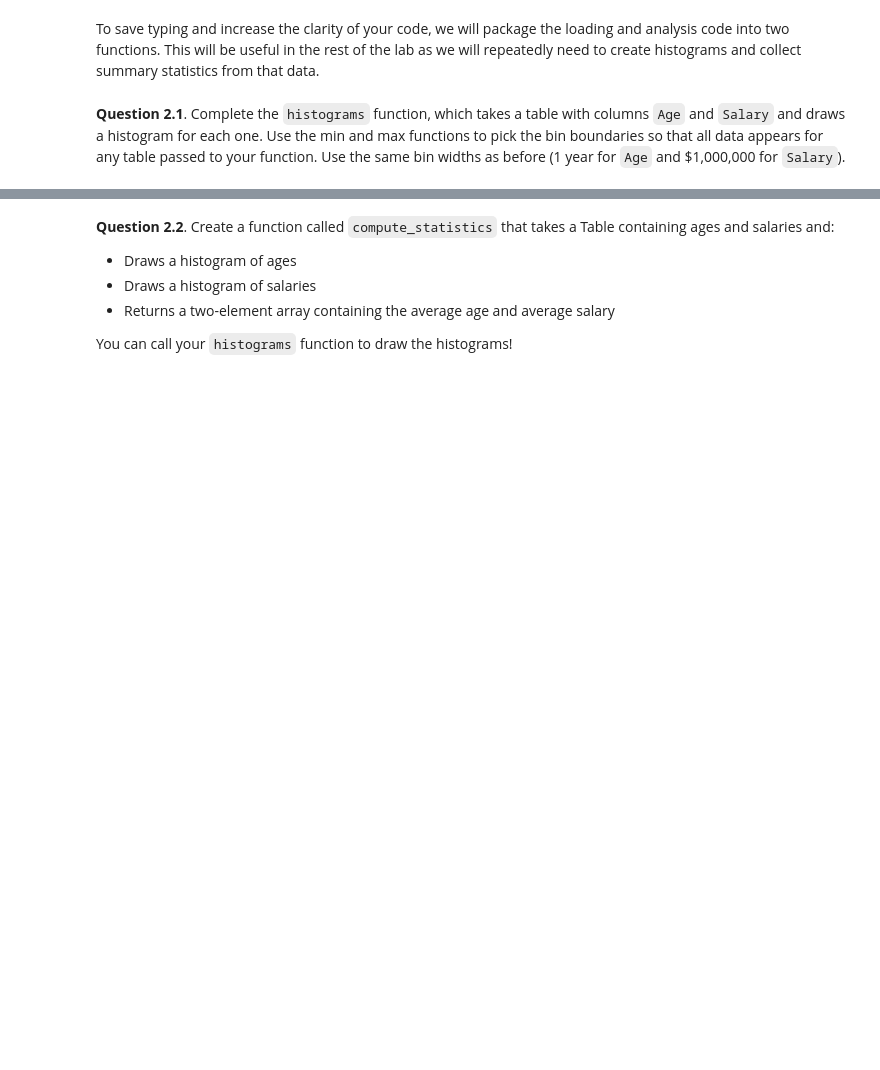
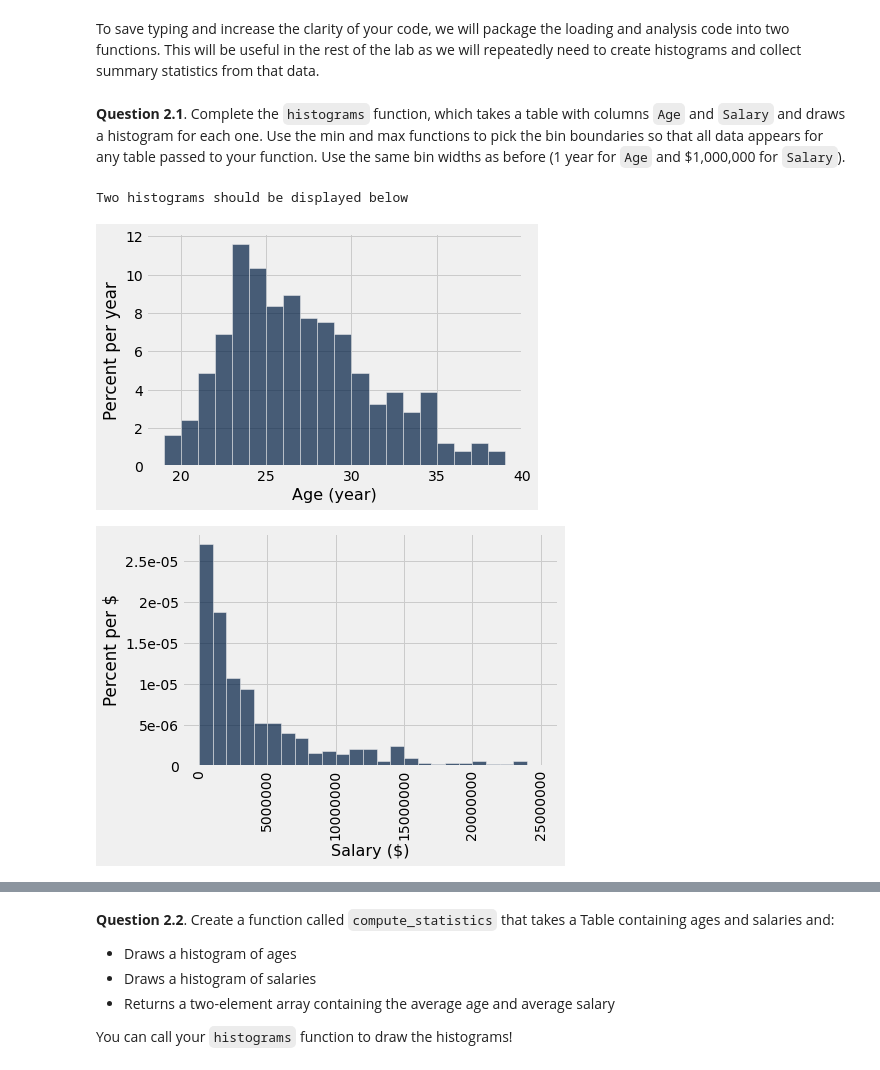
Before and after one commit to karol22/datascienceclass, a Jupyter notebook: labs/lab06/lab06.ipynb, the cells around one changed output, grey strips where cells are left out. Cells and saved outputs as stored; diff of their text form; code cells hidden in the pictures; blank space fills up the shorter version.

```diff
--- a/labs/lab06/lab06.ipynb
+++ b/labs/lab06/lab06.ipynb
@@ -136,14 +214,18 @@ To save typing and increase the clarity of your code, we will package the loadin
 # %%
 def histograms(t):
     ages = t.column('Age')
     salaries = t.column('Salary')
-    age_bins = ...
-    salary_bins = ...
+    age_bins = np.arange(min(ages), max(ages)+ 2,1)
+    salary_bins = np.arange(min(salaries), max(salaries)+2*10**6,10**6)
     t.hist('Age', bins=age_bins, unit='year')
     t.hist('Salary', bins=salary_bins, unit='$')
-    return age_bins # Keep this statement so that your work can be checked
+    return age_bins
 
 histograms(full_data)
 print('Two histograms should be displayed below')
+# %% [output]
+Two histograms should be displayed below
+[figure, added]
+[figure, added]
 # %%
 _ = ok.grade('q2_1') # Warning: Charts will be displayed while running this test
```
Also changed, not shown: parts of 35 cells of this notebook, 2 other files.
